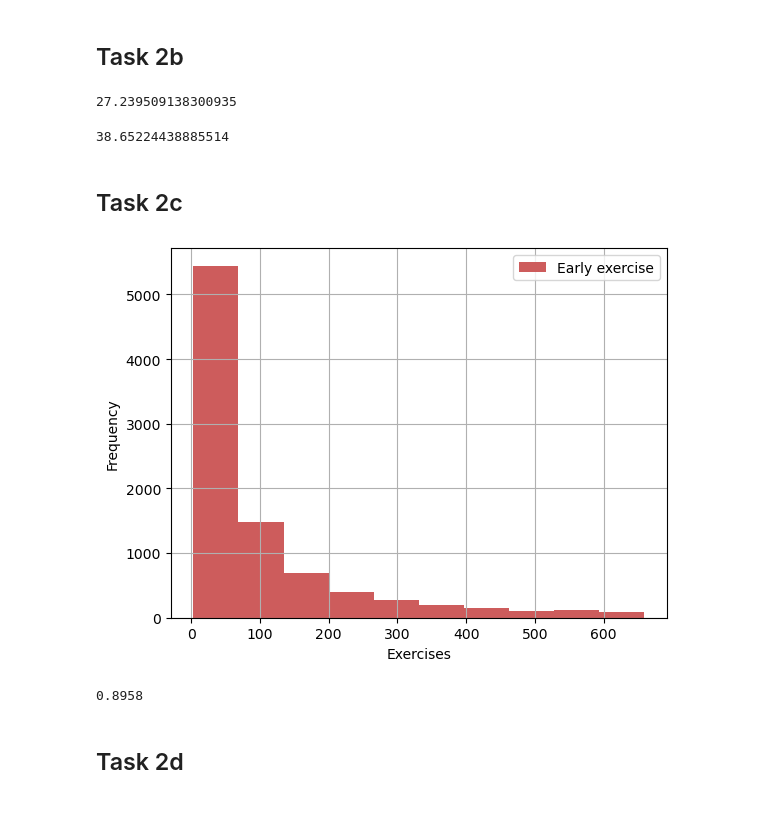
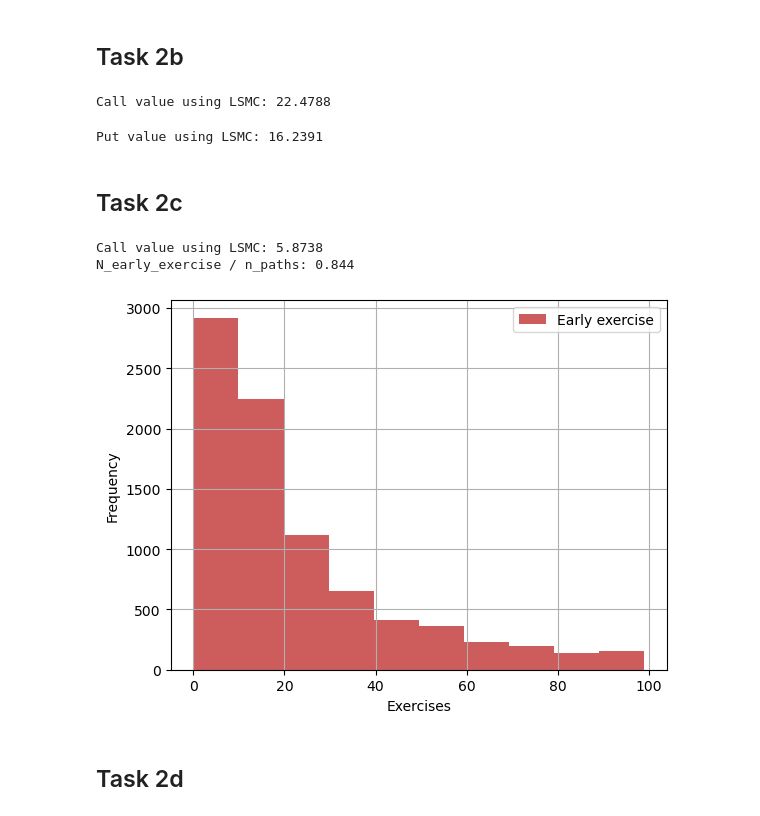
Before and after one commit to DataJakob/Various-School-Projects, a Jupyter notebook: Project_Evaluation_and_Finance/deliverable.ipynb, the cells around one changed output. Cells and saved outputs as stored; diff of their text form; code cells hidden in the pictures.

```diff
--- a/Project_Evaluation_and_Finance/deliverable.ipynb
+++ b/Project_Evaluation_and_Finance/deliverable.ipynb
@@ -150,55 +146,53 @@ pd.DataFrame({'BSM':[A_ex2aii1,A_ex2aii2],
 # %% [markdown]
 <h2> Task 2b </h2>
-# %%
-ex2bPut  = LeaSquMonCar(200,210,3,0.2,0.05,0.01,'Put',100,10)
-paths = ex2bPut.CreatePaths(post=True)
-early_exercise = ex2bPut.LeastSquares(post=True)
-coords = ex2bPut.PlotEarlyExercise()
-
-n_exercises = len(coords[0])
-total_npv = []
-for i in range(len(coords[0])):
-    pv_sel = coords[1][i]/(np.e**(0.05-0.01))**coords[0][i]
-    total_npv.append(pv_sel)
-value = sum(total_npv)/n_exercises
-value
-# %% [output]
-27.239509138300935
-# %%
-ex2bCall  = LeaSquMonCar(200,210,3,0.2,0.05,0.01,'Call',100,10)
-paths = ex2bCall.CreatePaths(post=True)
-early_exercise = ex2bCall.LeastSquares(post=True)
-coords = ex2bCall.PlotEarlyExercise()
-
-n_exercises = len(coords[0])
-total_npv = []
-for i in range(len(coords[0])):
-    pv_sel = coords[1][i]/(np.e**(0.05-0.01))**coords[0][i]
-    total_npv.append(pv_sel)
-value = sum(total_npv)/n_exercises
-value
-# %% [output]
-38.65224438885514
+# %%
+val_list = []
+for i in range(0,100,1):
+    ex2bCall  = LeaSquMonCar(200,210,3,0.2,0.05,0.01,'Call',100,10)
+    ex2bCall.CreatePaths(post=False)
+    ex2bCall.LeastSquares()
+    ex2bCall.EarlyExerciseCoordinates()
+    val = ex2bCall.OptionPrice()
+    val_list.append(val)
+print('Call value using LSMC:', round(np.mean(val),4))
+# %% [output]
+Call value using LSMC: 22.4788
+# %%
+val_list = []
+for i in range(0,100,1):
+    ex2bPut  = LeaSquMonCar(200,210,3,0.2,0.05,0.01,'Put',100,10)
+    ex2bPut.CreatePaths(post=False)
+    ex2bPut.LeastSquares()
+    ex2bPut.EarlyExerciseCoordinates()
+    val = ex2bPut.OptionPrice()
+    val_list.append(val)
+print('Put value using LSMC:', round(val,4))
+# %% [output]
+Put value using LSMC: 16.2391
 # %% [markdown]
 <h2> Task 2c
+# %%
+ex2c = LeaSquMonCar(200, 210, 3, 0.2, 0.05, 0.01, 'Call', 10000,100)
+ex2c.CreatePaths(post=False)
+ex2c.LeastSquares(post=False)
+coords = ex2c.EarlyExerciseCoordinates()
+val = ex2c.OptionPrice()
+# %%
+print('Call value using LSMC:', round(val,4))
+ratio =len(np.where(np.array(coords[0])<660)[0])/10000
+print('N_early_exercise / n_paths:', round(ratio,3))
+# %% [output]
+Call value using LSMC: 5.8738
+N_early_exercise / n_paths: 0.844
 # %%
-ex2c = LeaSquMonCar(200, 210, 3, 0.2, 0.05, 0.01, 'Call', 10000, 660)
-paths = ex2c.CreatePaths(post=True)
-early_exercise = ex2c.LeastSquares(post=True)
-coords = ex2c.PlotEarlyExercise()
-
 plt.figure()
 plt.hist(coords[0], color='indianred',label='Early exercise' )
 plt.xlabel('Exercises')
 plt.ylabel('Frequency')
 plt.grid()
 plt.legend()
 plt.show()
 # %% [output]
-[figure, old version]
+[figure, new version]
-# %%
-len(np.where(np.array(coords[0])<660)[0])/10000
-# %% [output]
-0.8958
 # %% [markdown]
 <h2> Task 2d
```
Also changed, not shown: parts of 16 cells of this notebook, 2 other files.
